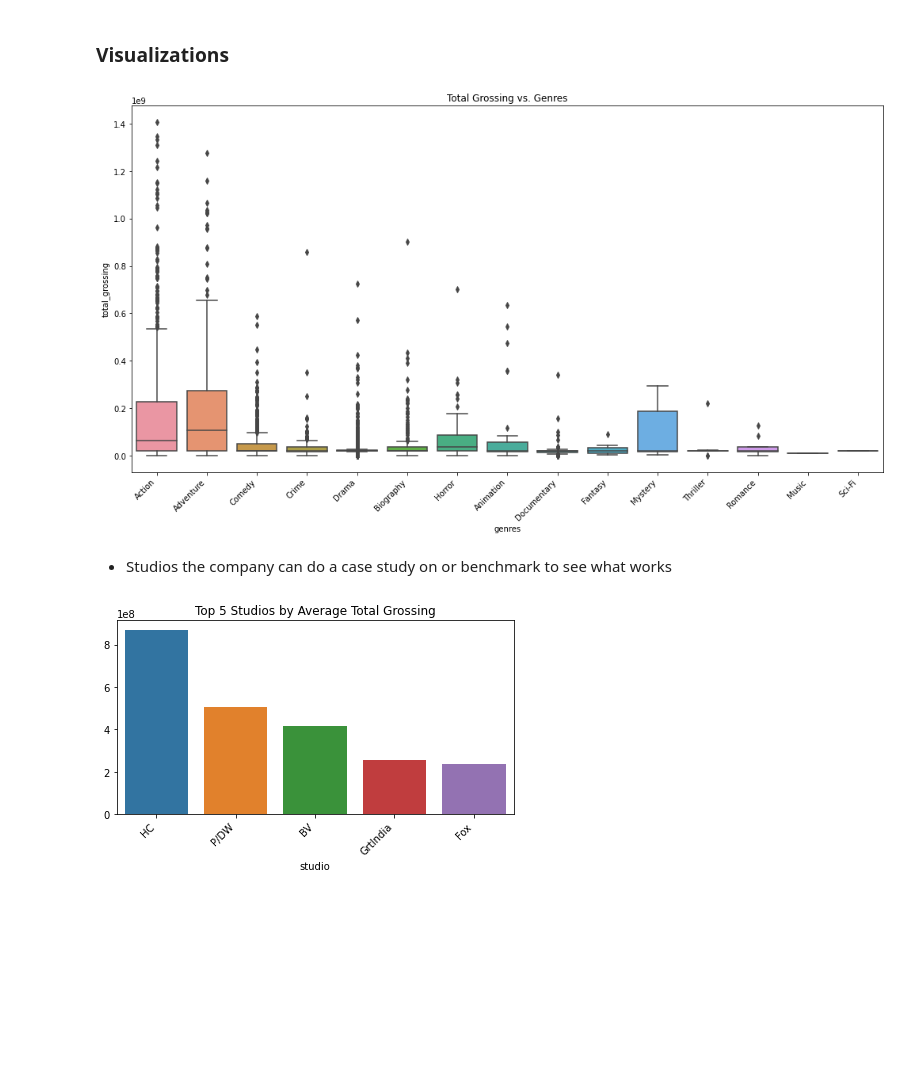
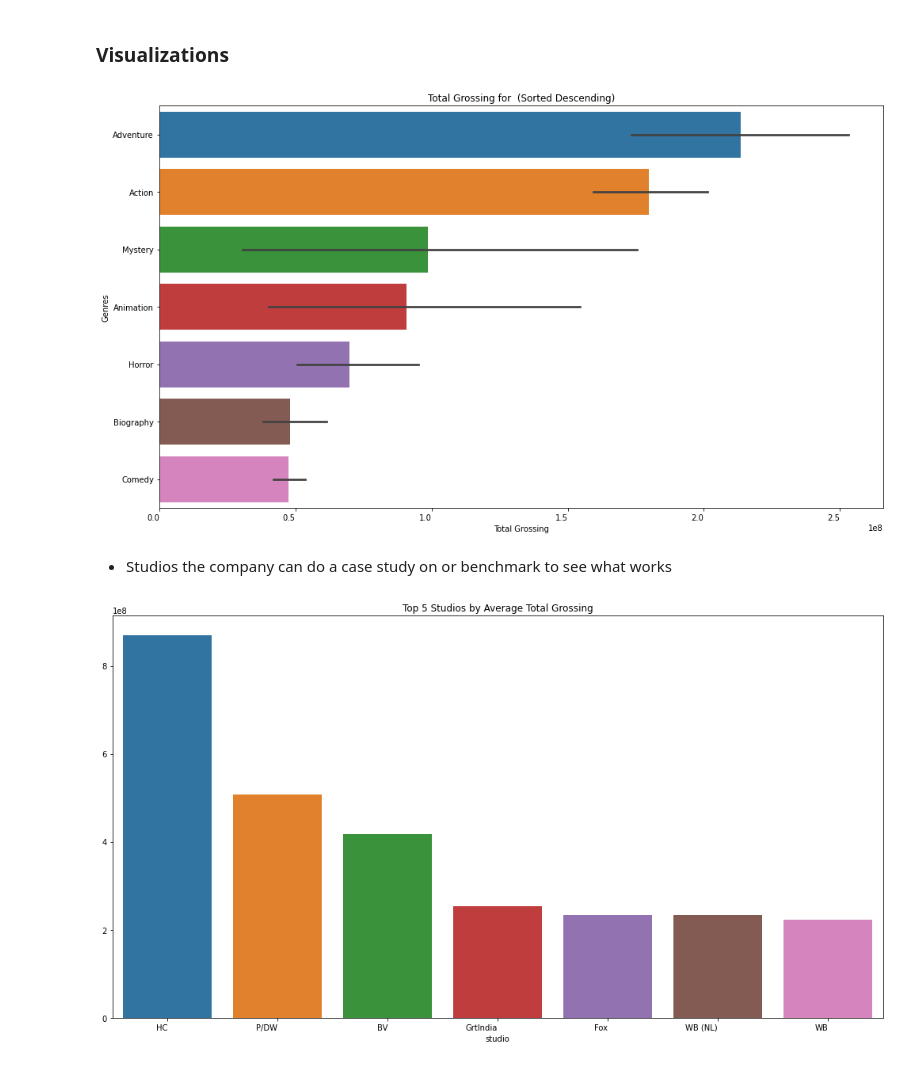
Before and after one commit to mwakad/box-office-movie-insights, a Jupyter notebook: notebooks/daniel.ipynb, the cells around one changed output. Saved outputs shown, nothing was run; the diff lists cells and outputs as text; code cells hidden in the pictures; blank space fills up the shorter version.

Commit message:
add barplot

```diff
--- a/notebooks/daniel.ipynb
+++ b/notebooks/daniel.ipynb
@@ -497,23 +498,34 @@ The p-values for `genre`, `runtime_minutes`, and `averagerating` are (1.2 e-89),
 ### Visualizations
 # %%
 # Visualize total grossing distribution for different movie genres
+
+# Calculate the mean total_grossing for each genre
+genre_gross = df_clean.groupby('genres')['total_grossing'].mean().sort_values(ascending=False).head(7)
+
+# Get the sorted order of genres
+sorted_genres = genre_gross.index
+
 plt.figure(figsize=(14, 8))
-sns.boxplot(x='genres', y='total_grossing', data=df_clean)
-plt.title('Total Grossing vs. Genres')
-plt.xticks(rotation=45, ha='right')
+sns.barplot(x='total_grossing', y='genres', data=df_clean, order=sorted_genres)
+plt.title('Total Grossing for  (Sorted Descending)')
+plt.xlabel('Total Grossing')
+plt.ylabel('Genres')
+plt.xticks(rotation=0, ha='right')
 plt.tight_layout()
 plt.show()
 # %% [output]
-[figure, old version]
+[figure, new version]
 # %% [markdown]
 * Studios the company can do a case study on or benchmark to see what works
 # %%
 # use .groupby() to group studio and total_grossing
-studio_gross_mean = df_clean.groupby('studio')['total_grossing'].mean().sort_values(ascending=False).head(5)
+studio_gross_mean = df_clean.groupby('studio')['total_grossing'].mean().sort_values(ascending=False).head(7)
+
+plt.figure(figsize=(14, 8))
 sns.barplot(x=studio_gross_mean.index, y=studio_gross_mean.values)
 plt.title('Top 5 Studios by Average Total Grossing')
-plt.xticks(rotation=45, ha='right')
+plt.xticks(rotation=0, ha='right')
 plt.tight_layout()
 plt.show()
 # %% [output]
-[figure, old version]
+[figure, new version]
```
Also changed, not shown: parts of 5 cells of this notebook.
